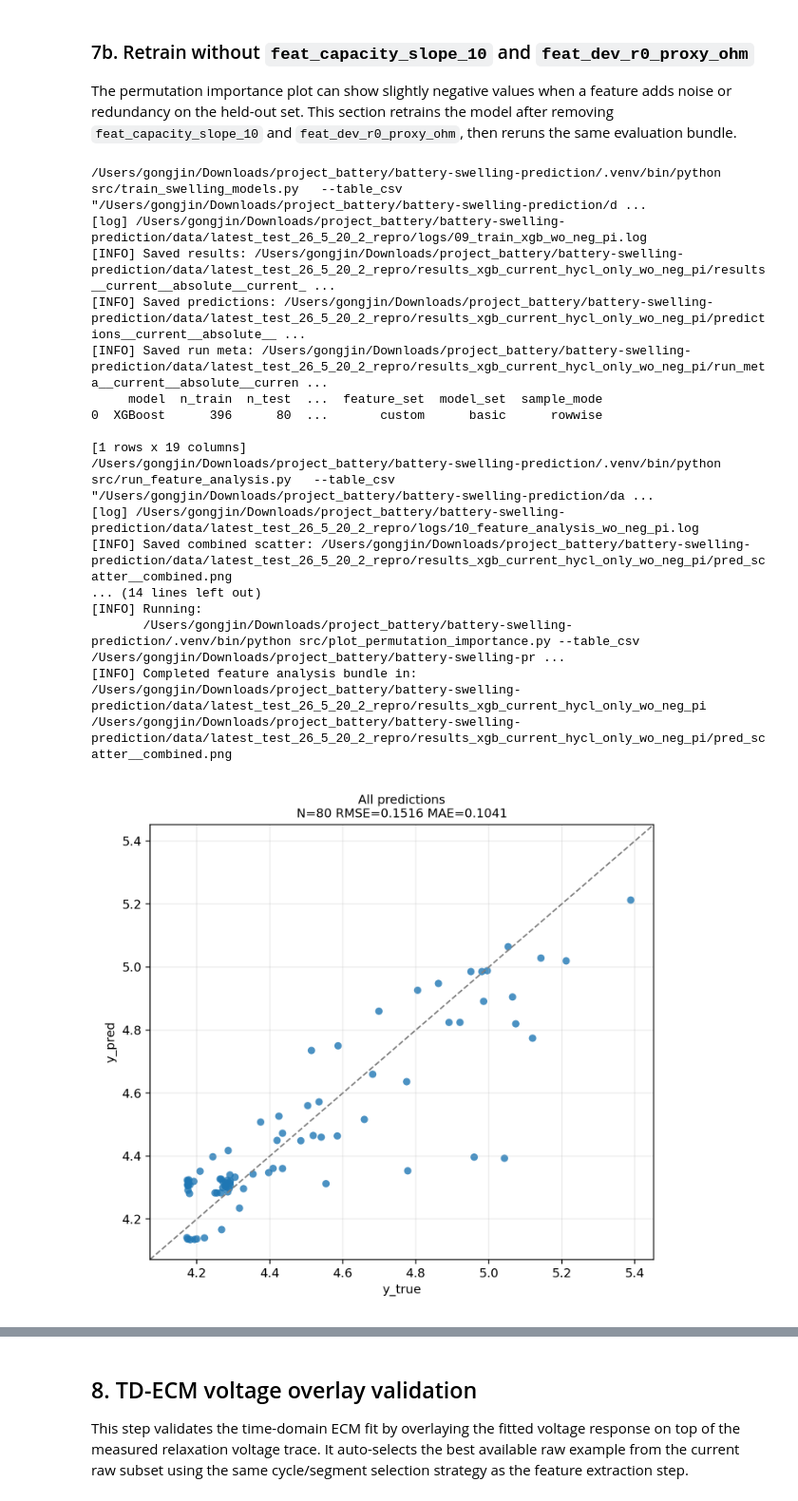
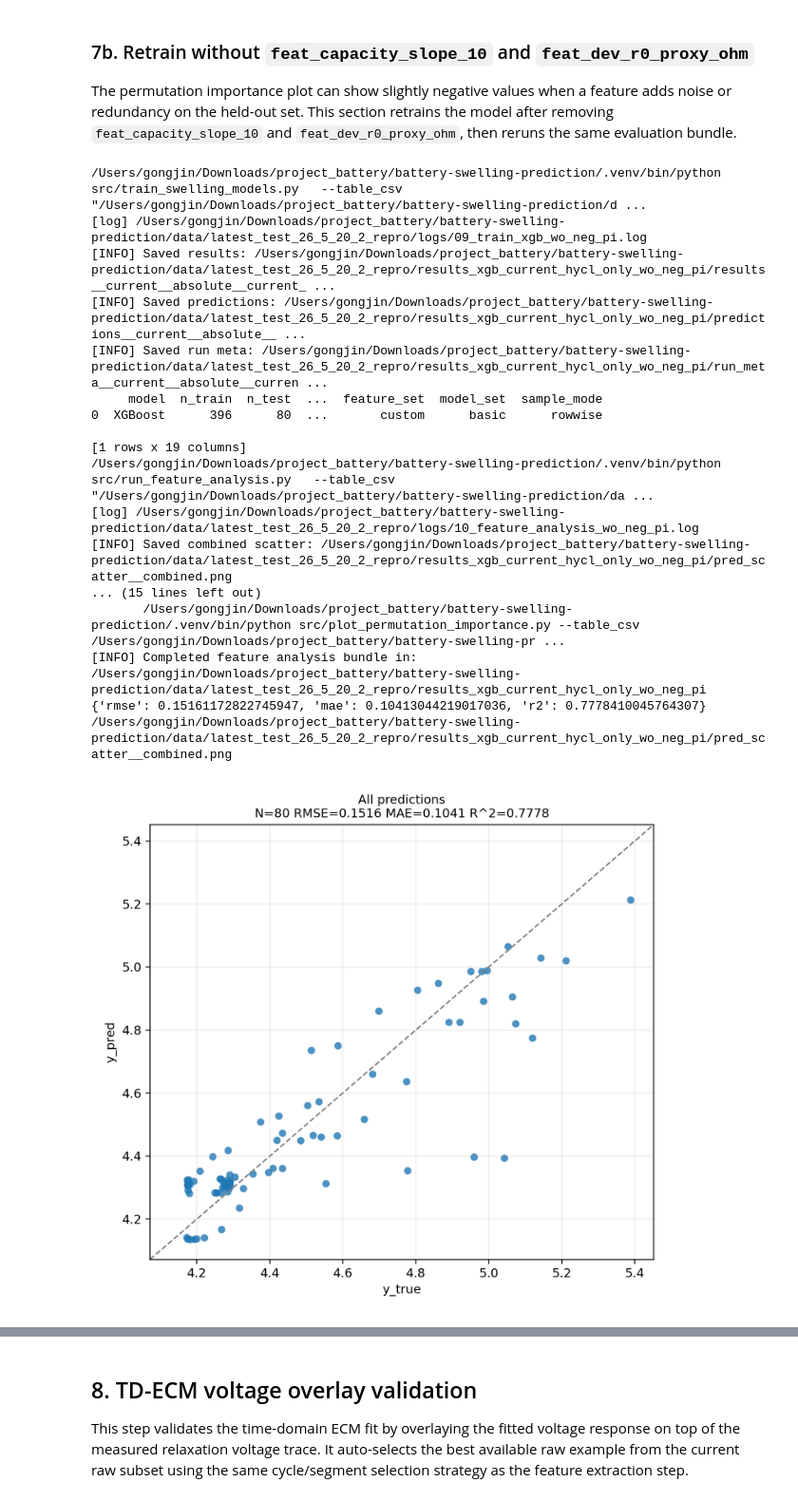
Before and after one commit to dnnGong/battery-swelling-prediction, a Jupyter notebook: notebooks/battery_swelling_workflow.ipynb, the cells around one changed output, grey strips where cells are left out. Shown at 95% size. Saved outputs shown, nothing was run; the diff lists cells and outputs as text; code cells hidden in the pictures.

```diff
--- a/notebooks/battery_swelling_workflow.ipynb
+++ b/notebooks/battery_swelling_workflow.ipynb
@@ -527,6 +527,14 @@ show_log('08_feature_analysis.log', n=120)
 [INFO] Completed feature analysis bundle in: /Users/gongjin/Downloads/project_battery/battery-swelling-prediction/data/latest_test_26_5_20_2_repro/results_xgb_current_hycl_only
 # %%
 from IPython.display import Image, display
+import numpy as np
+
+pred_df = pd.read_csv(pred_csv)
+ss_tot = float(np.sum((pred_df['y_true'] - pred_df['y_true'].mean()) ** 2))
+r2 = float('nan') if ss_tot <= 0.0 else float(1.0 - np.sum((pred_df['y_true'] - pred_df['y_pred']) ** 2) / ss_tot)
+rmse = float(np.sqrt(np.mean((pred_df['y_true'] - pred_df['y_pred']) ** 2)))
+mae = float(np.mean(np.abs(pred_df['y_true'] - pred_df['y_pred'])))
+print({'rmse': rmse, 'mae': mae, 'r2': r2})
 
 for name in [
     'pred_scatter__combined.png',
@@ -612,36 +621,45 @@ cmd = f'''{VENV_PYTHON} src/run_feature_analysis.py \
   --xgb_reg_lambda 2.0'''
 run(cmd, log_name="10_feature_analysis_wo_neg_pi.log")
 show_log("10_feature_analysis_wo_neg_pi.log", n=120)
 
 from IPython.display import Image, display
+import numpy as np
+
+pred_csv_drop_neg_pi = MODEL_OUT_DIR_DROP_NEG_PI / f"predictions__current__absolute__current_cycle__{RESULT_RUN_TAG_DROP_NEG_PI}.csv"
+pred_df_drop_neg_pi = pd.read_csv(pred_csv_drop_neg_pi)
+ss_tot_drop_neg_pi = float(np.sum((pred_df_drop_neg_pi['y_true'] - pred_df_drop_neg_pi['y_true'].mean()) ** 2))
+r2_drop_neg_pi = float('nan') if ss_tot_drop_neg_pi <= 0.0 else float(1.0 - np.sum((pred_df_drop_neg_pi['y_true'] - pred_df_drop_neg_pi['y_pred']) ** 2) / ss_tot_drop_neg_pi)
+rmse_drop_neg_pi = float(np.sqrt(np.mean((pred_df_drop_neg_pi['y_true'] - pred_df_drop_neg_pi['y_pred']) ** 2)))
+mae_drop_neg_pi = float(np.mean(np.abs(pred_df_drop_neg_pi['y_true'] - pred_df_drop_neg_pi['y_pred'])))
+print({'rmse': rmse_drop_neg_pi, 'mae': mae_drop_neg_pi, 'r2': r2_drop_neg_pi})
 for name in [
     "pred_scatter__combined.png",
     "feature_corr__features_targets.png",
     "perm_importance__current__absolute__current_cycle__HYCL__XGBoost__mae.png",
 ]:
     p = MODEL_OUT_DIR_DROP_NEG_PI / name
     if p.exists():
         print(p)
         display(Image(filename=str(p)))
 # %% [output]
 /Users/gongjin/Downloads/project_battery/battery-swelling-prediction/.venv/bin/python src/train_swelling_models.py   --table_csv "/Users/gongjin/Downloads/project_battery/battery-swelling-prediction/d ...
 [log] /Users/gongjin/Downloads/project_battery/battery-swelling-prediction/data/latest_test_26_5_20_2_repro/logs/09_train_xgb_wo_neg_pi.log
 [INFO] Saved results: /Users/gongjin/Downloads/project_battery/battery-swelling-prediction/data/latest_test_26_5_20_2_repro/results_xgb_current_hycl_only_wo_neg_pi/results__current__absolute__current_ ...
 [INFO] Saved predictions: /Users/gongjin/Downloads/project_battery/battery-swelling-prediction/data/latest_test_26_5_20_2_repro/results_xgb_current_hycl_only_wo_neg_pi/predictions__current__absolute__ ...
 [INFO] Saved run meta: /Users/gongjin/Downloads/project_battery/battery-swelling-prediction/data/latest_test_26_5_20_2_repro/results_xgb_current_hycl_only_wo_neg_pi/run_meta__current__absolute__curren ...
      model  n_train  n_test  ...  feature_set  model_set  sample_mode
 0  XGBoost      396      80  ...       custom      basic      rowwise
 
 [1 rows x 19 columns]
 /Users/gongjin/Downloads/project_battery/battery-swelling-prediction/.venv/bin/python src/run_feature_analysis.py   --table_csv "/Users/gongjin/Downloads/project_battery/battery-swelling-prediction/da ...
 [log] /Users/gongjin/Downloads/project_battery/battery-swelling-prediction/data/latest_test_26_5_20_2_repro/logs/10_feature_analysis_wo_neg_pi.log
 [INFO] Saved combined scatter: /Users/gongjin/Downloads/project_battery/battery-swelling-prediction/data/latest_test_26_5_20_2_repro/results_xgb_current_hycl_only_wo_neg_pi/pred_scatter__combined.png
-... (14 lines left out)
-[INFO] Running:
+... (15 lines left out)
        /Users/gongjin/Downloads/project_battery/battery-swelling-prediction/.venv/bin/python src/plot_permutation_importance.py --table_csv /Users/gongjin/Downloads/project_battery/battery-swelling-pr ...
 [INFO] Completed feature analysis bundle in: /Users/gongjin/Downloads/project_battery/battery-swelling-prediction/data/latest_test_26_5_20_2_repro/results_xgb_current_hycl_only_wo_neg_pi
+{'rmse': 0.15161172822745947, 'mae': 0.10413044219017036, 'r2': 0.7778410045764307}
 /Users/gongjin/Downloads/project_battery/battery-swelling-prediction/data/latest_test_26_5_20_2_repro/results_xgb_current_hycl_only_wo_neg_pi/pred_scatter__combined.png
-[figure, old version]
+[figure, new version]
 /Users/gongjin/Downloads/project_battery/battery-swelling-prediction/data/latest_test_26_5_20_2_repro/results_xgb_current_hycl_only_wo_neg_pi/feature_corr__features_targets.png
 [figure]
 /Users/gongjin/Downloads/project_battery/battery-swelling-prediction/data/latest_test_26_5_20_2_repro/results_xgb_current_hycl_only_wo_neg_pi/perm_importance__current__absolute__current_cycle__HYCL__X ...
```
Also changed, not shown: parts of 3 cells of this notebook, 1 other file.
